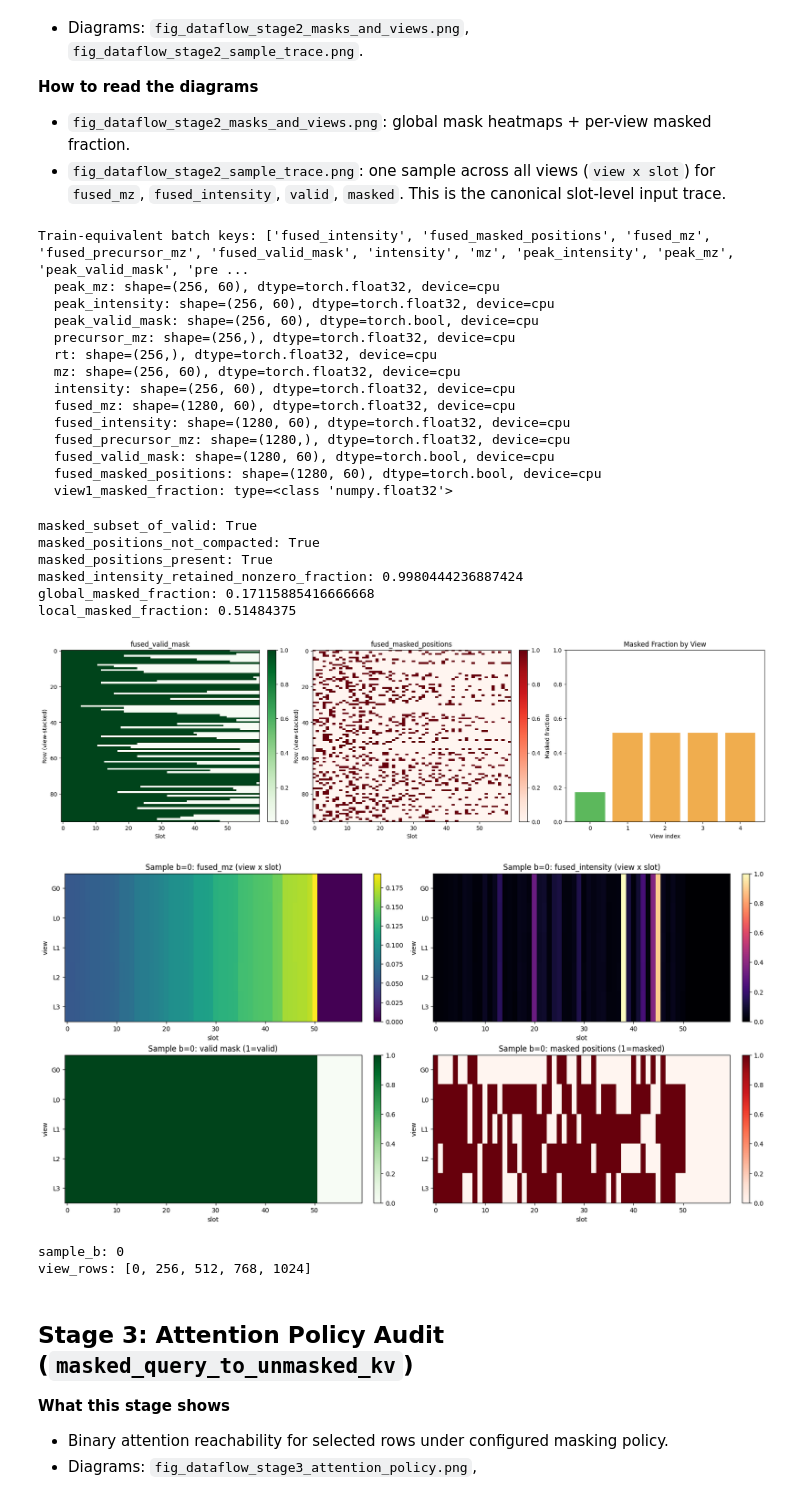
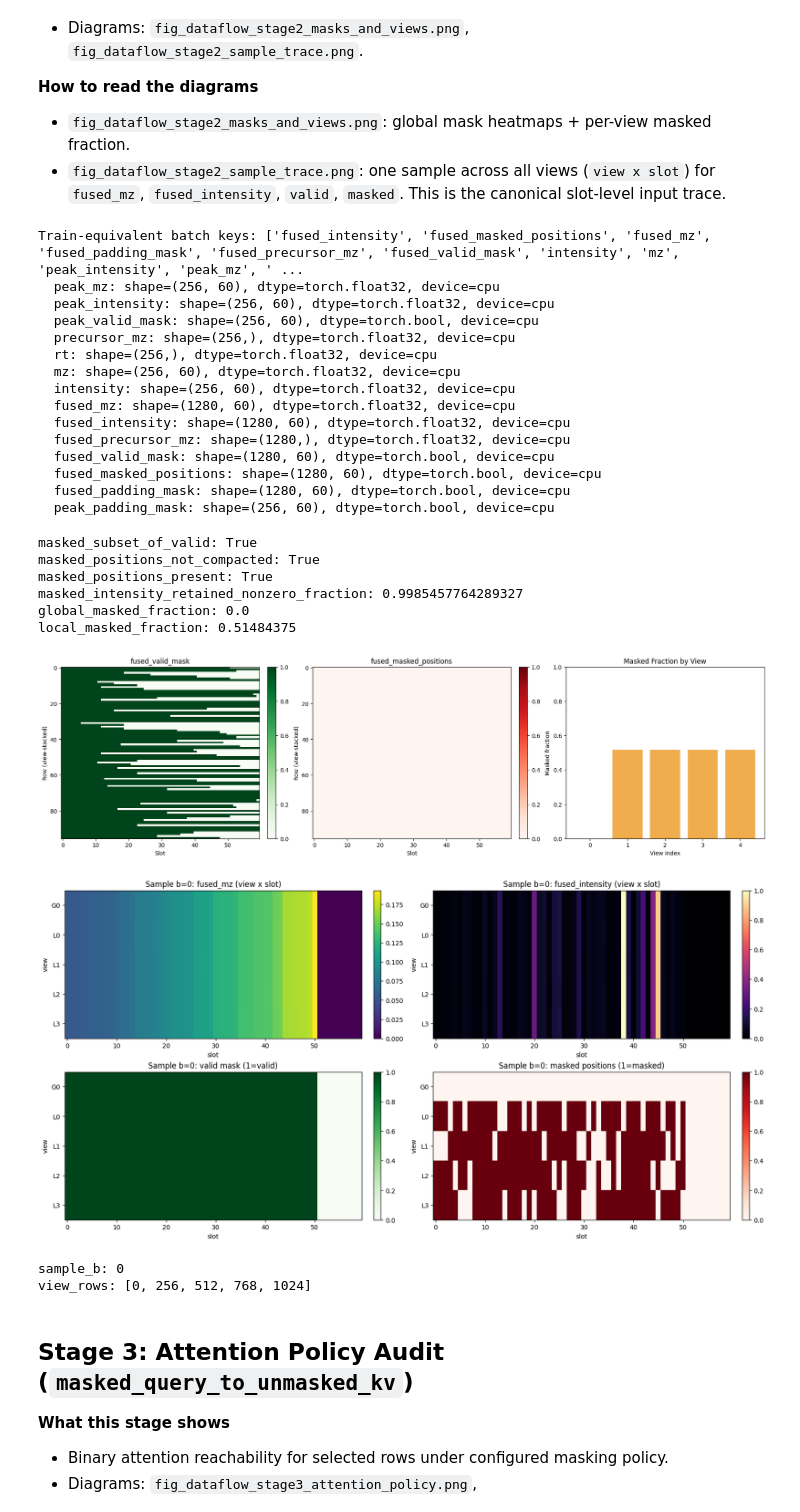
Before and after one commit to wchen99998/spectra-learning, a Jupyter notebook: notebooks/training_dataflow_audit_masked_latent_index.executed.ipynb, the cells around one changed output. Saved outputs shown, nothing was run; the diff lists cells and outputs as text; code cells hidden in the pictures.

```diff
--- a/notebooks/training_dataflow_audit_masked_latent_index.executed.ipynb
+++ b/notebooks/training_dataflow_audit_masked_latent_index.executed.ipynb
@@ -183,12 +183,10 @@ aug_ds = _build_dataset(
     include_fingerprint=False,
     min_peak_intensity=dm.min_peak_intensity,
     augmentation_type='multicrop',
-    multicrop_num_global_views=int(cfg.multicrop_num_global_views),
     multicrop_num_local_views=int(cfg.multicrop_num_local_views),
     multicrop_local_keep_fraction=float(cfg.multicrop_local_keep_fraction),
     mz_jitter_std=float(cfg.sigreg_mz_jitter_std),
     intensity_jitter_std=float(cfg.sigreg_intensity_jitter_std),
-    keep_masked_tokens=bool(cfg.multicrop_keep_masked_tokens),
     peak_ordering=cfg.peak_ordering,
 )
 aug_batch_np = next(aug_ds.as_numpy_iterator())
@@ -201,7 +199,7 @@ for k, v in train_batch.items():
     else:
         print(f"  {k}: type={type(v)}")
 # %% [output]
-Train-equivalent batch keys: ['fused_intensity', 'fused_masked_positions', 'fused_mz', 'fused_precursor_mz', 'fused_valid_mask', 'intensity', 'mz', 'peak_intensity', 'peak_mz', 'peak_valid_mask', 'pre ...
+Train-equivalent batch keys: ['fused_intensity', 'fused_masked_positions', 'fused_mz', 'fused_padding_mask', 'fused_precursor_mz', 'fused_valid_mask', 'intensity', 'mz', 'peak_intensity', 'peak_mz', ' ...
   peak_mz: shape=(256, 60), dtype=torch.float32, device=cpu
   peak_intensity: shape=(256, 60), dtype=torch.float32, device=cpu
   peak_valid_mask: shape=(256, 60), dtype=torch.bool, device=cpu
@@ -214,14 +212,15 @@ Train-equivalent batch keys: ['fused_intensity', 'fused_masked_positions', 'fuse
   fused_precursor_mz: shape=(1280,), dtype=torch.float32, device=cpu
   fused_valid_mask: shape=(1280, 60), dtype=torch.bool, device=cpu
   fused_masked_positions: shape=(1280, 60), dtype=torch.bool, device=cpu
-  view1_masked_fraction: type=<class 'numpy.float32'>
+  fused_padding_mask: shape=(1280, 60), dtype=torch.bool, device=cpu
+  peak_padding_mask: shape=(256, 60), dtype=torch.bool, device=cpu
 # %%
 tb = {k: (v.detach().cpu().numpy() if isinstance(v, torch.Tensor) else v) for k, v in train_batch.items()}
 
 fused_valid = tb['fused_valid_mask'].astype(bool)
 fused_masked = tb['fused_masked_positions'].astype(bool)
 fused_intensity = tb['fused_intensity']
-V = int(cfg.multicrop_num_global_views + cfg.multicrop_num_local_views)
+V = int(1 + cfg.multicrop_num_local_views)
 B = fused_valid.shape[0] // V
 
 checks = {}
@@ -229,8 +228,8 @@ checks['masked_subset_of_valid'] = bool(np.all((~fused_masked) | fused_valid))
 checks['masked_positions_not_compacted'] = bool(np.any((~fused_masked[:, :-1]) & fused_masked[:, 1:]))
 checks['masked_positions_present'] = bool(fused_masked.any())
 checks['masked_intensity_retained_nonzero_fraction'] = float((fused_intensity[fused_masked] > 0.0).mean())
-checks['global_masked_fraction'] = float(fused_masked[: cfg.multicrop_num_global_views * B].mean())
-checks['local_masked_fraction'] = float(fused_masked[cfg.multicrop_num_global_views * B :].mean())
+checks['global_masked_fraction'] = float(fused_masked[: 1 * B].mean())
+checks['local_masked_fraction'] = float(fused_masked[1 * B :].mean())
 
 for k, v in checks.items():
     print(f"{k}: {v}")
@@ -238,8 +237,8 @@ for k, v in checks.items():
 masked_subset_of_valid: True
 masked_positions_not_compacted: True
 masked_positions_present: True
-masked_intensity_retained_nonzero_fraction: 0.9980444236887424
-global_masked_fraction: 0.17115885416666668
+masked_intensity_retained_nonzero_fraction: 0.9985457764289327
+global_masked_fraction: 0.0
 local_masked_fraction: 0.51484375
 # %%
 rows_to_show = min(96, fused_valid.shape[0])
@@ -259,7 +258,7 @@ view_mask_frac = []
 for v in range(V):
     view_rows = fused_masked[v * B : (v + 1) * B]
     view_mask_frac.append(view_rows.mean())
-axes[2].bar(np.arange(V), view_mask_frac, color=['#5cb85c'] * int(cfg.multicrop_num_global_views) + ['#f0ad4e'] * int(cfg.multicrop_num_local_views))
+axes[2].bar(np.arange(V), view_mask_frac, color=['#5cb85c'] * int(1) + ['#f0ad4e'] * int(cfg.multicrop_num_local_views))
 axes[2].set_title('Masked Fraction by View')
 axes[2].set_xlabel('View index')
 axes[2].set_ylabel('Masked fraction')
@@ -287,36 +286,36 @@ axes[0, 0].set_xlabel('slot')
 axes[0, 0].set_ylabel('view')
 fig.colorbar(im_a, ax=axes[0, 0], fraction=0.046, pad=0.04)
 
 im_b = axes[0, 1].imshow(sample_intensity, aspect='auto', cmap='magma')
 axes[0, 1].set_title('Sample b=0: fused_intensity (view x slot)')
 axes[0, 1].set_xlabel('slot')
 axes[0, 1].set_ylabel('view')
 fig.colorbar(im_b, ax=axes[0, 1], fraction=0.046, pad=0.04)
 
 im_c = axes[1, 0].imshow(sample_valid.astype(float), aspect='auto', cmap='Greens', vmin=0, vmax=1)
 axes[1, 0].set_title('Sample b=0: valid mask (1=valid)')
 axes[1, 0].set_xlabel('slot')
 axes[1, 0].set_ylabel('view')
 fig.colorbar(im_c, ax=axes[1, 0], fraction=0.046, pad=0.04)
 
 im_d = axes[1, 1].imshow(sample_masked.astype(float), aspect='auto', cmap='Reds', vmin=0, vmax=1)
 axes[1, 1].set_title('Sample b=0: masked positions (1=masked)')
 axes[1, 1].set_xlabel('slot')
 axes[1, 1].set_ylabel('view')
 fig.colorbar(im_d, ax=axes[1, 1], fraction=0.046, pad=0.04)
 
 for ax in axes.reshape(-1):
     ax.set_yticks(np.arange(V))
-    ax.set_yticklabels([f'G{v}' if v < int(cfg.multicrop_num_global_views) else f'L{v - int(cfg.multicrop_num_global_views)}' for v in range(V)])
+    ax.set_yticklabels([f'G{v}' if v < int(1) else f'L{v - int(1)}' for v in range(V)])
 
 plt.savefig('notebooks/fig_dataflow_stage2_sample_trace.png', bbox_inches='tight')
 plt.show()
 
 print('sample_b:', sample_b)
 print('view_rows:', view_rows)
 # %% [output]
-[figure, old version]
+[figure, new version]
-[figure, old version]
+[figure, new version]
 sample_b: 0
 view_rows: [0, 256, 512, 768, 1024]
 # %% [markdown]
```
Also changed, not shown: parts of 9 cells of this notebook, 18 other files.
